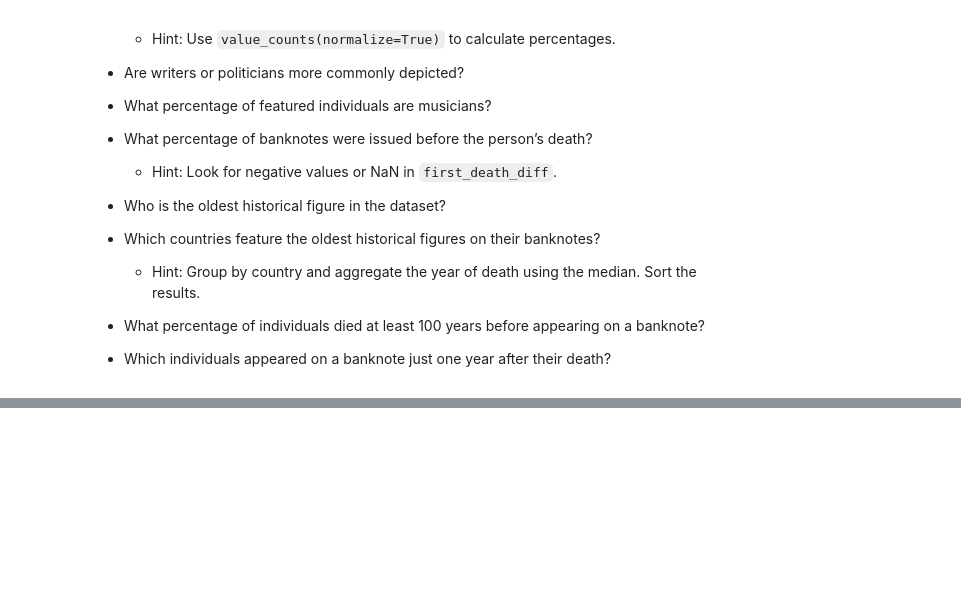
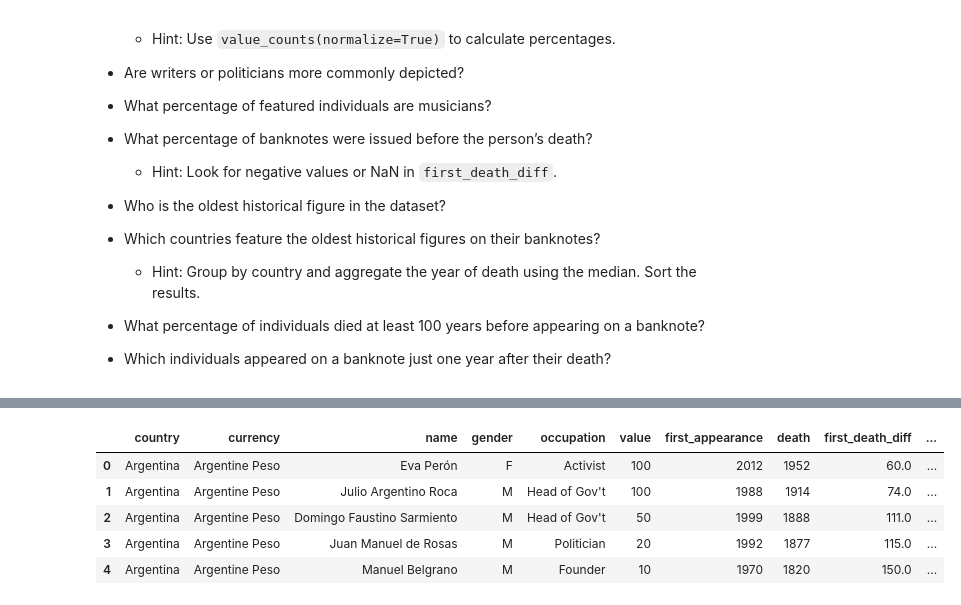
Before and after one commit to Lizbeth-Guerrero/MineriaDeDatos, a Jupyter notebook: Untitled0.ipynb, the cells around one changed output, grey strips where cells are left out. Cells and saved outputs as stored; diff of their text form; code cells hidden in the pictures; blank space fills up the shorter version.

```diff
--- a/Untitled0.ipynb
+++ b/Untitled0.ipynb
@@ -1448,0 +1456,10 @@ Name: population, dtype: float64
+# %%
+df = pd.read_csv('people-on-banknotes.csv')
+df.head()
+# %% [output]
+|  | country | currency | name | gender | occupation | value | first_appearance | death | first_death_diff | ... |
+| 0 | Argentina | Argentine Peso | Eva Perón | F | Activist | 100 | 2012 | 1952 | 60.0 | ... |
+| 1 | Argentina | Argentine Peso | Julio Argentino Roca | M | Head of Gov't | 100 | 1988 | 1914 | 74.0 | ... |
+| 2 | Argentina | Argentine Peso | Domingo Faustino Sarmiento | M | Head of Gov't | 50 | 1999 | 1888 | 111.0 | ... |
+| 3 | Argentina | Argentine Peso | Juan Manuel de Rosas | M | Politician | 20 | 1992 | 1877 | 115.0 | ... |
+| 4 | Argentina | Argentine Peso | Manuel Belgrano | M | Founder | 10 | 1970 | 1820 | 150.0 | ... |
```
Also changed, not shown: parts of 9 cells of this notebook.
